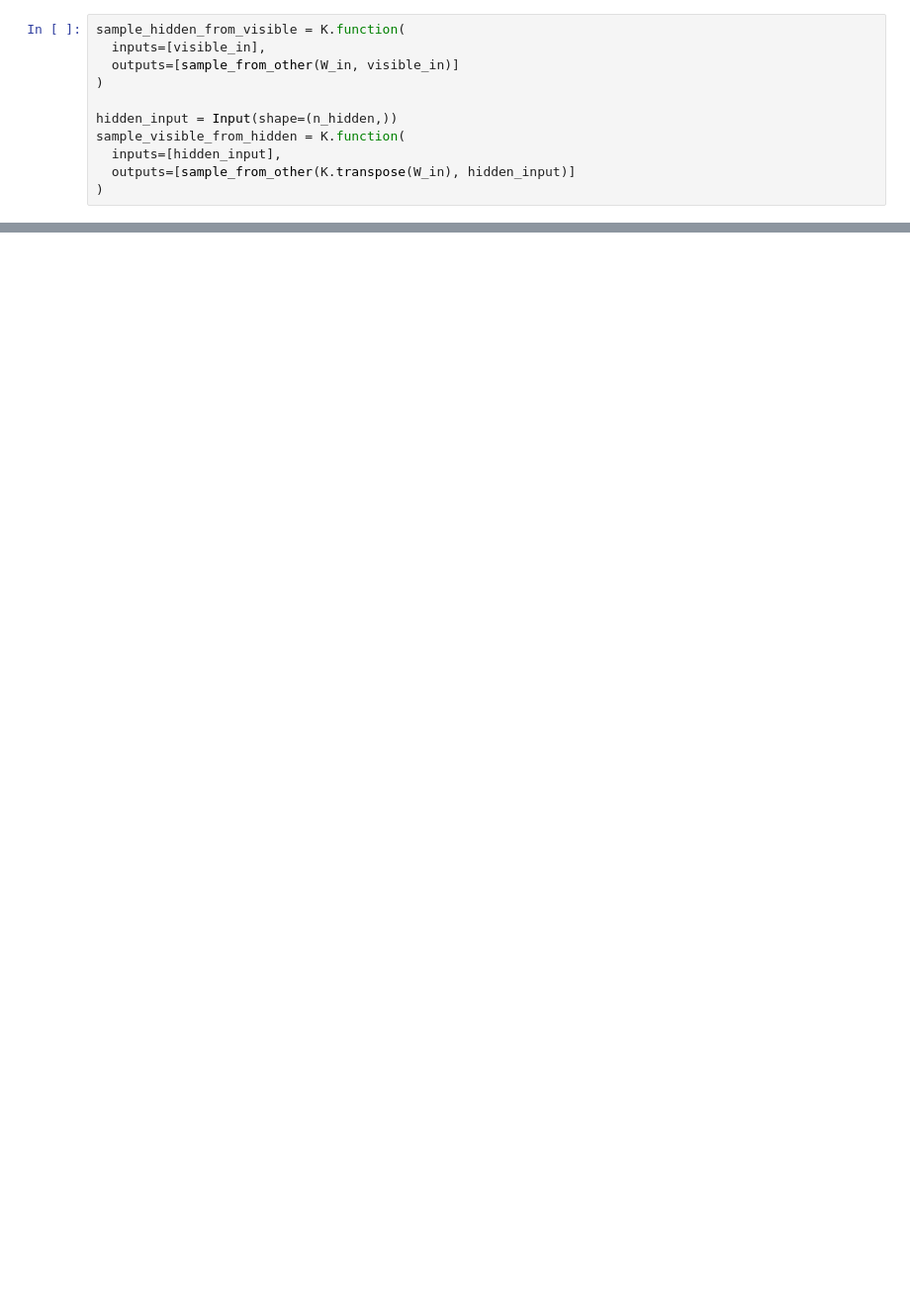
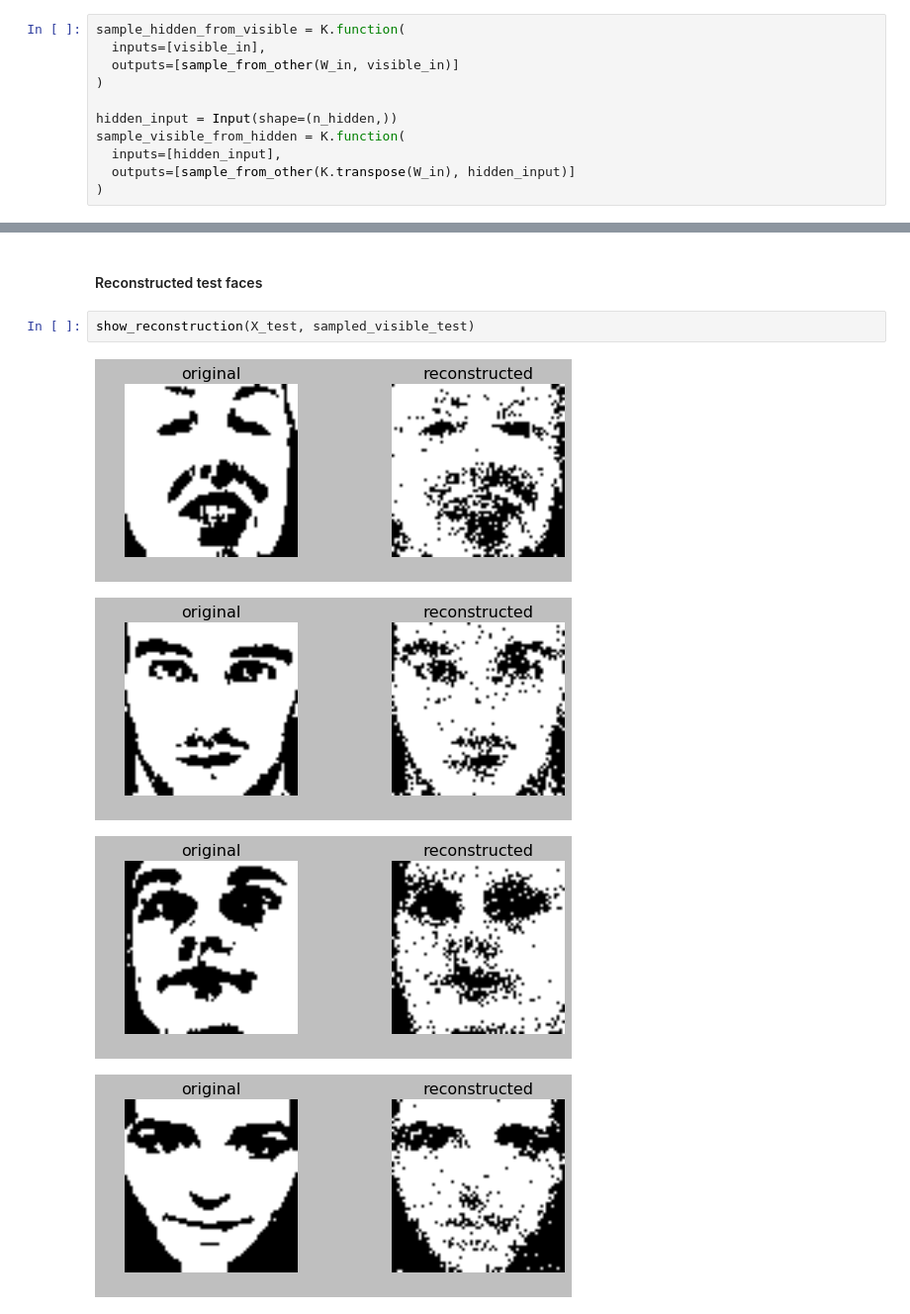
Before and after one commit to lambdaofgod/examples-counterexamples, a Jupyter notebook: notebooks/neural_nets/RBM_Keras.ipynb, the cells around one changed output, grey strips where cells are left out. Shown at 99% size. Saved outputs shown, nothing was run; the diff lists cells and outputs as text; blank space fills up the shorter version.

```diff
--- a/notebooks/neural_nets/RBM_Keras.ipynb
+++ b/notebooks/neural_nets/RBM_Keras.ipynb
@@ -205,0 +232,9 @@ for i in range(5):
+# %% [markdown]
+#### Reconstructed test faces
+# %%
+show_reconstruction(X_test, sampled_visible_test)
+# %% [output]
+[figure, added]
+[figure, added]
+[figure, added]
+[figure, added]
```
Also changed, not shown: parts of 19 cells of this notebook.
